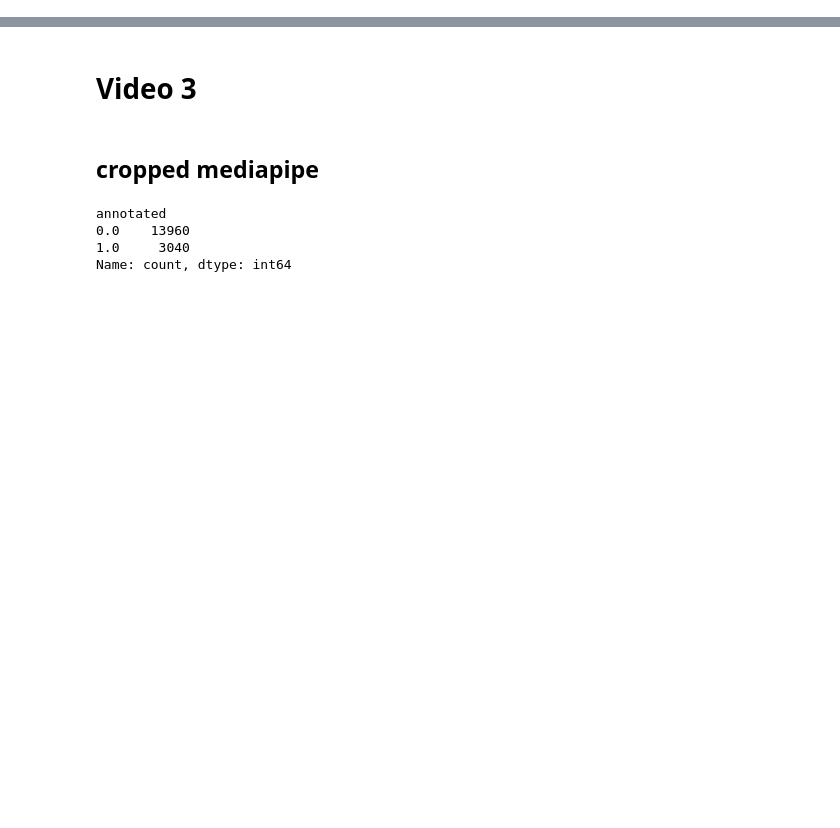
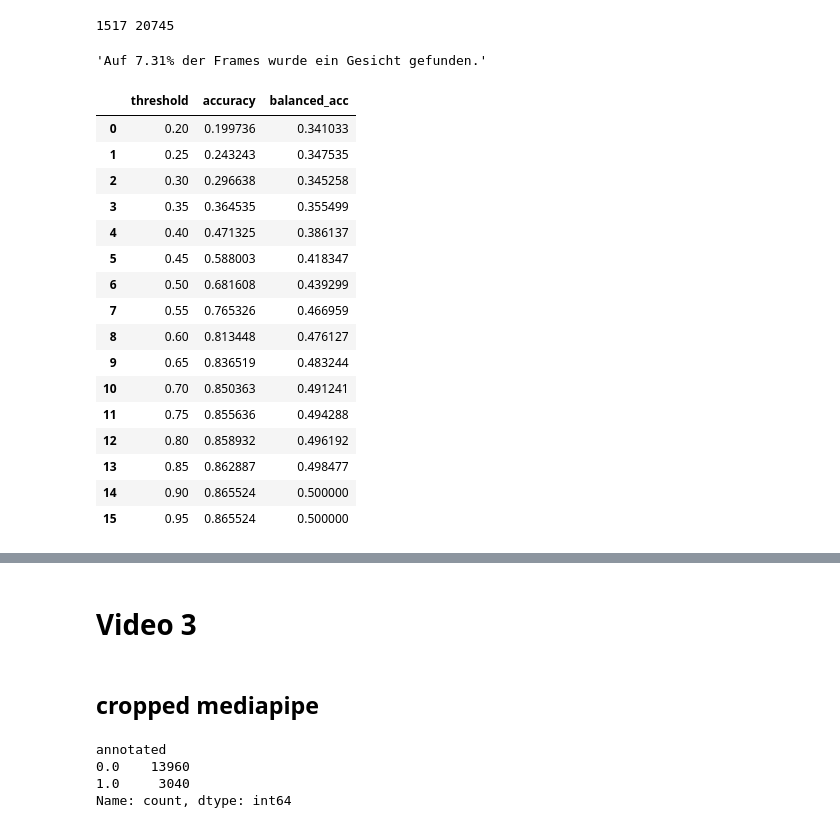
Before and after one commit to Johanniii/eye-contact-cnn, a Jupyter notebook: accuracy.ipynb, the cells around one changed output, grey strips where cells are left out. Drawn from its saved outputs; the diff is of its cells as text; code cells hidden in the pictures; blank space fills up the shorter version.

```diff
--- a/accuracy.ipynb
+++ b/accuracy.ipynb
@@ -38,0 +57,25 @@ def get_df_accs(merged):
+# %%
+density(merged)
+# %% [output]
+1517 20745
+'Auf 7.31% der Frames wurde ein Gesicht gefunden.'
+# %%
+get_df_accs(merged)
+# %% [output]
+|  | threshold | accuracy | balanced_acc |
+| 0 | 0.20 | 0.199736 | 0.341033 |
+| 1 | 0.25 | 0.243243 | 0.347535 |
+| 2 | 0.30 | 0.296638 | 0.345258 |
+| 3 | 0.35 | 0.364535 | 0.355499 |
+| 4 | 0.40 | 0.471325 | 0.386137 |
+| 5 | 0.45 | 0.588003 | 0.418347 |
+| 6 | 0.50 | 0.681608 | 0.439299 |
+| 7 | 0.55 | 0.765326 | 0.466959 |
+| 8 | 0.60 | 0.813448 | 0.476127 |
+| 9 | 0.65 | 0.836519 | 0.483244 |
+| 10 | 0.70 | 0.850363 | 0.491241 |
+| 11 | 0.75 | 0.855636 | 0.494288 |
+| 12 | 0.80 | 0.858932 | 0.496192 |
+| 13 | 0.85 | 0.862887 | 0.498477 |
+| 14 | 0.90 | 0.865524 | 0.500000 |
+| 15 | 0.95 | 0.865524 | 0.500000 |
```
Also changed, not shown: parts of 14 cells of this notebook.
